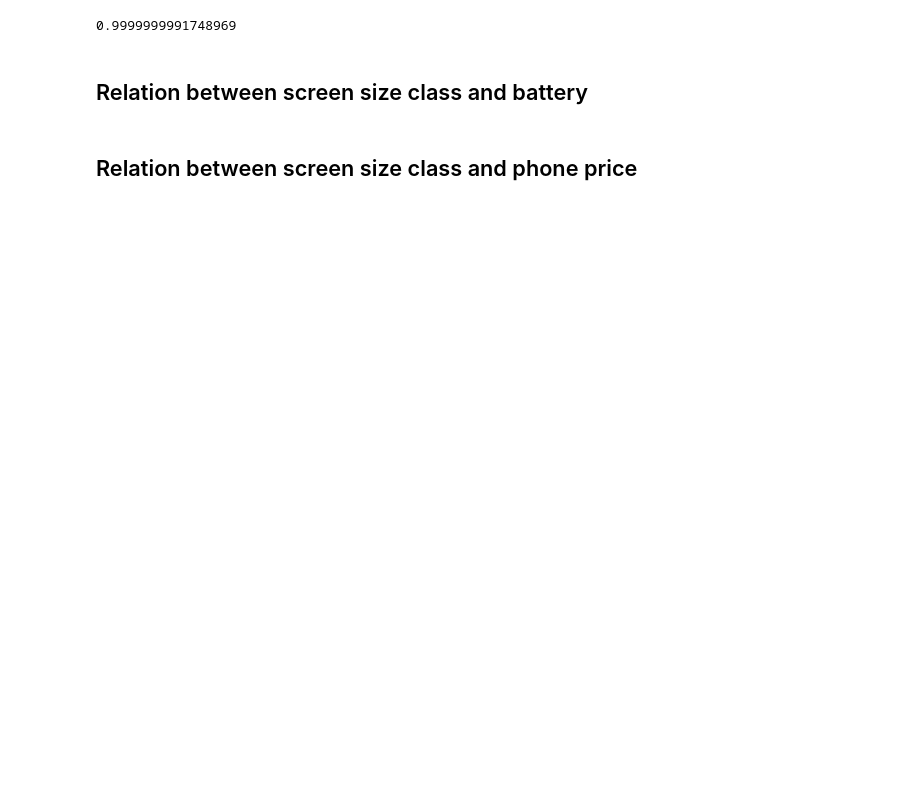
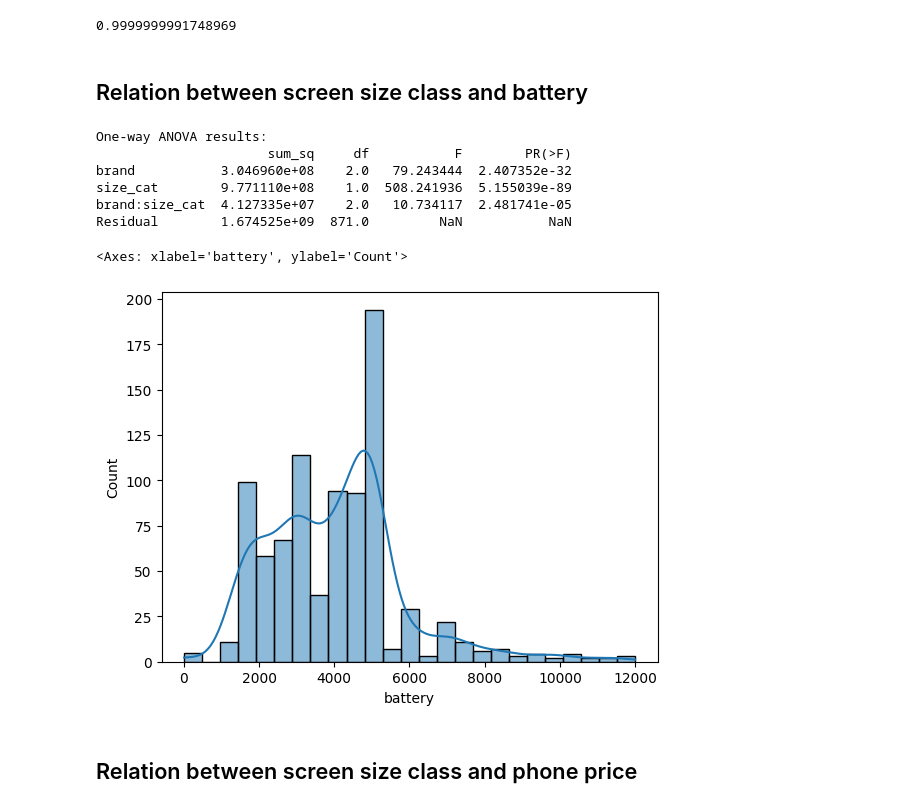
Before and after one commit to sinaaasghari/mobile-land, a Jupyter notebook: statics-analyzing.ipynb, the cells around one changed output. Saved outputs shown, nothing was run; the diff lists cells and outputs as text; code cells hidden in the pictures; blank space fills up the shorter version.

Commit message:
Try to do anova testing

```diff
--- a/statics-analyzing.ipynb
+++ b/statics-analyzing.ipynb
@@ -353,5 +355,30 @@ p_value
 0.9999999991748969
 # %% [markdown]
 ## Relation between screen size class and battery
+# %%
+df_tmp = df.copy()
+df_tmp = df_tmp[['size', 'brand', 'battery']]
+accepted_brands = ['Apple', 'Samsung', 'Xiaomi']
+df_tmp = df_tmp[df_tmp['brand'].isin(accepted_brands)]
+df_tmp['size_cat'] = df_tmp['size'].apply(lambda x: 'small' if x < 7.0 else 'big')
+df_tmp.drop('size', axis=1, inplace=True)
+model = ols('battery ~ brand * size_cat', df_tmp).fit()
+anova_table = sm.stats.anova_lm(model, typ=2)
+
+print("One-way ANOVA results:")
+print(anova_table)
+
+sns.histplot(df_tmp['battery'], kde=True)
+# distrinution is like to normal
+# we can do anova test
+# %% [output]
+One-way ANOVA results:
+                      sum_sq     df           F        PR(>F)
+brand           3.046960e+08    2.0   79.243444  2.407352e-32
+size_cat        9.771110e+08    1.0  508.241936  5.155039e-89
+brand:size_cat  4.127335e+07    2.0   10.734117  2.481741e-05
+Residual        1.674525e+09  871.0         NaN           NaN
+<Axes: xlabel='battery', ylabel='Count'>
+[figure, added]
 # %% [markdown]
 ## Relation between screen size class and phone price
```
Also changed, not shown: parts of 5 cells of this notebook.
